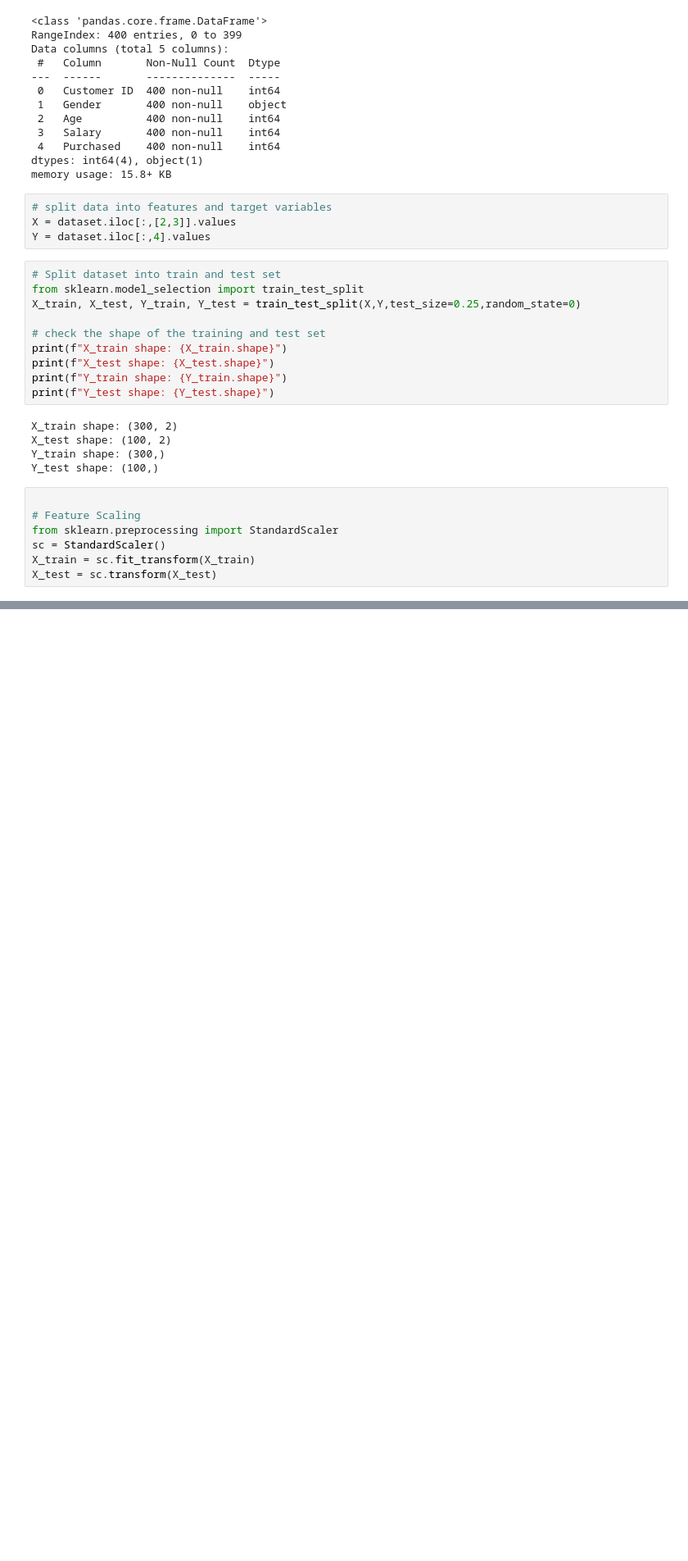
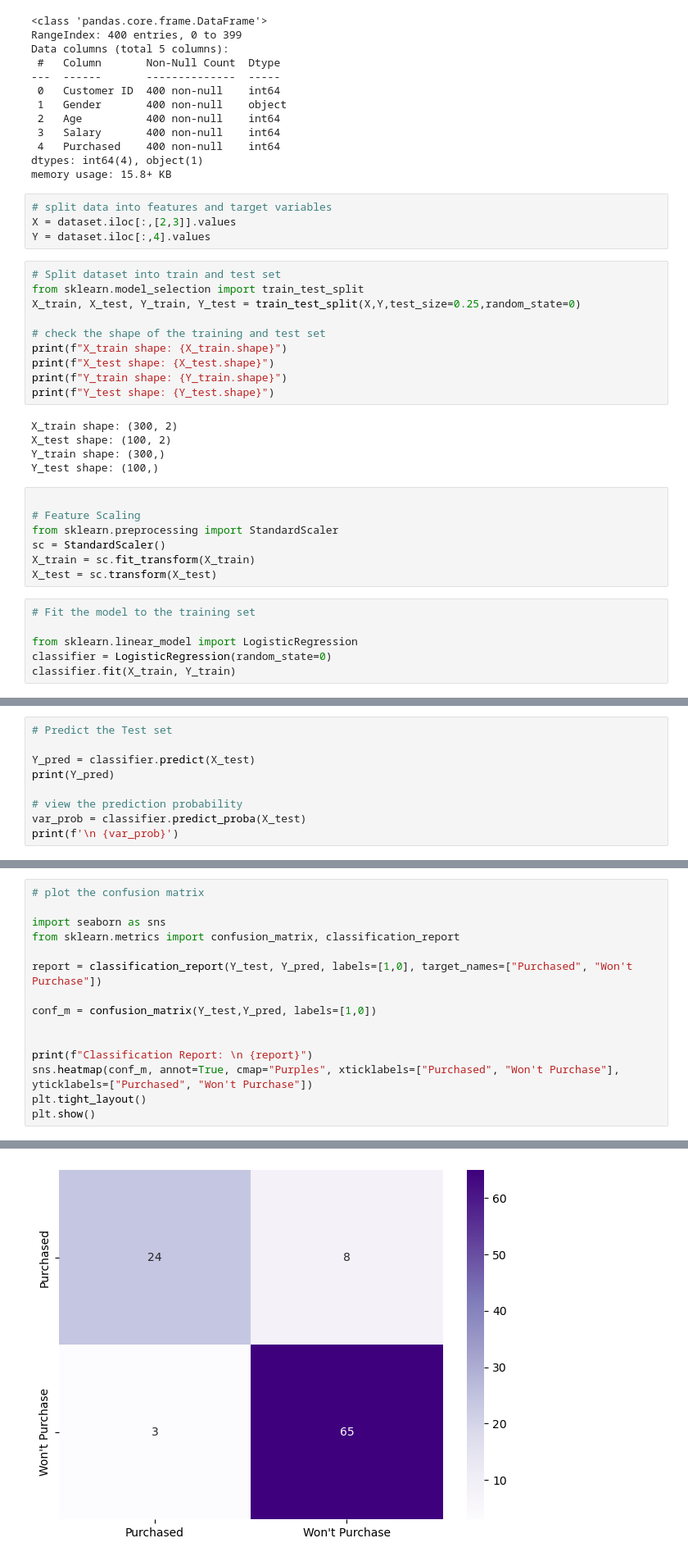
Before and after one commit to Ezerioha-ifeanyi/Regression-3, a Jupyter notebook: Regression.ipynb, the cells around one changed output, grey strips where cells are left out. Shown at 82% size. Drawn from its saved outputs; the diff is of its cells as text; blank space fills up the shorter version.

Commit message:
Completed the Logistic Regression and evaluated the model's performance

```diff
--- a/Regression.ipynb
+++ b/Regression.ipynb
@@ -167,3 +167,9 @@ from sklearn.preprocessing import StandardScaler
 sc = StandardScaler()
 X_train = sc.fit_transform(X_train)
 X_test = sc.transform(X_test)
+# %%
+# Fit the model to the training set
+
+from sklearn.linear_model import LogisticRegression
+classifier = LogisticRegression(random_state=0)
+classifier.fit(X_train, Y_train)
@@ -169,0 +178,9 @@ X_test = sc.transform(X_test)
+# %%
+# Predict the Test set
+
+Y_pred = classifier.predict(X_test)
+print(Y_pred)
+
+# view the prediction probability
+var_prob = classifier.predict_proba(X_test)
+print(f'\n {var_prob}')
@@ -169,0 +215,16 @@ X_test = sc.transform(X_test)
+# %%
+# plot the confusion matrix
+
+import seaborn as sns
+from sklearn.metrics import confusion_matrix, classification_report
+
+report = classification_report(Y_test, Y_pred, labels=[1,0], target_names=["Purchased", "Won't Purchase"])
+
+conf_m = confusion_matrix(Y_test,Y_pred, labels=[1,0])
+
+
+print(f"Classification Report: \n {report}")
+sns.heatmap(conf_m, annot=True, cmap="Purples", xticklabels=["Purchased", "Won't Purchase"], yticklabels=["Purchased", "Won't Purchase"])
+plt.tight_layout()
+plt.show()
+# %% [output]
@@ -169,0 +240 @@ X_test = sc.transform(X_test)
+[figure, added]
```
Also changed, not shown: parts of 6 cells of this notebook.
